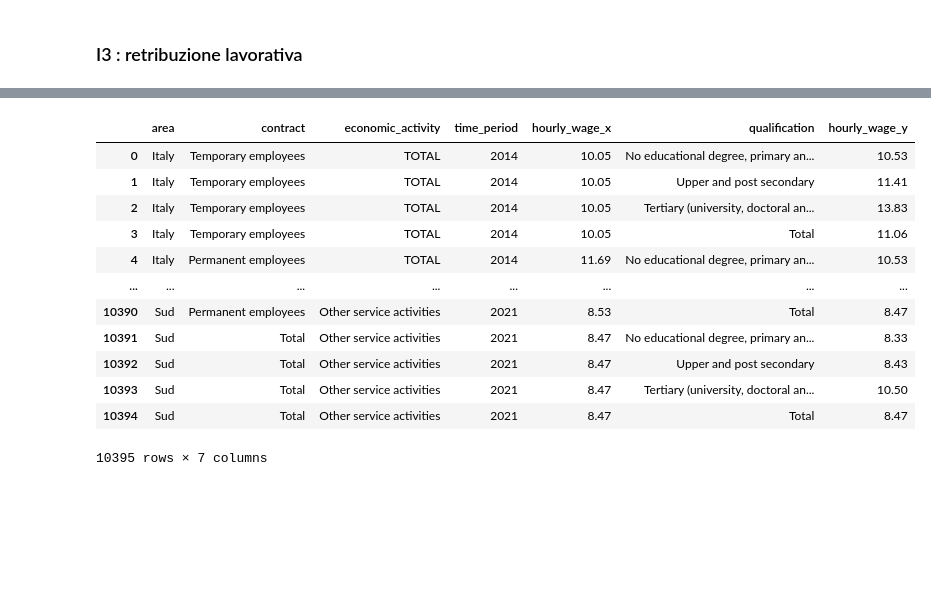
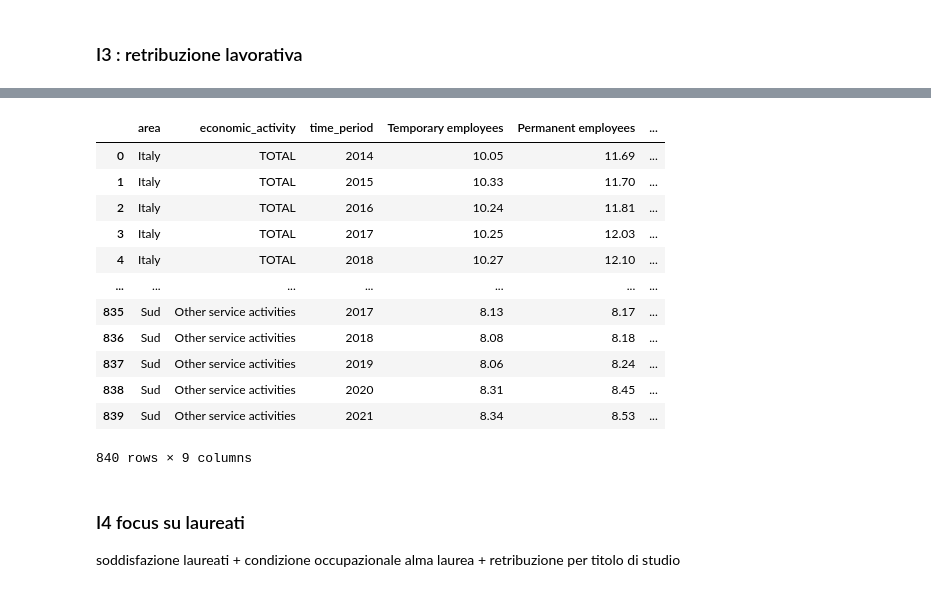
Before and after one commit to giorgiacrosilla/cif, a Jupyter notebook: datasets/intermediate_datasets.ipynb, the cells around one changed output, grey strips where cells are left out. Cells and saved outputs as stored; diff of their text form; code cells hidden in the pictures; blank space fills up the shorter version.

Commit message:
mash up datasets

```diff
--- a/datasets/intermediate_datasets.ipynb
+++ b/datasets/intermediate_datasets.ipynb
@@ -124,0 +214,6 @@ c
+# %%
+import pandas as pd
+
+# Read the CSV file
+ciao = pd.read_csv("C:/Users/crosi/Documents/GitHub/cif/datasets/cleaned_csv/D6.csv", encoding="utf-8")
+ciao
@@ -145,18 +254,29 @@ educationalq
 # %%
-i3 = pd.merge(c, educationalq, on=["time_period", "area", "economic_activity"])
-i2.to_csv("C:/Users/crosi/Documents/Github/cif/datasets/intermediate_datasets/i2.csv", index=False)
+
+
+# Assuming c, educationalq, and age are your DataFrames
+i3 = pd.merge(pd.merge(c, educationalq, on=["time_period", "area", "economic_activity"]), ciao, on=["time_period", "area", "economic_activity"])
+
+# Save the merged DataFrame to a CSV file
+i3.to_csv("C:/Users/crosi/Documents/Github/cif/datasets/intermediate_datasets/i3.csv", index=False)
+
+# Display the merged DataFrame
 i3
 # %% [output]
-|  | area | contract | economic_activity | time_period | hourly_wage_x | qualification | hourly_wage_y |
-| 0 | Italy | Temporary employees | TOTAL | 2014 | 10.05 | No educational degree, primary an... | 10.53 |
-| 1 | Italy | Temporary employees | TOTAL | 2014 | 10.05 | Upper and post secondary | 11.41 |
-| 2 | Italy | Temporary employees | TOTAL | 2014 | 10.05 | Tertiary (university, doctoral an... | 13.83 |
-| 3 | Italy | Temporary employees | TOTAL | 2014 | 10.05 | Total | 11.06 |
-| 4 | Italy | Permanent employees | TOTAL | 2014 | 11.69 | No educational degree, primary an... | 10.53 |
-| ... | ... | ... | ... | ... | ... | ... | ... |
-| 10390 | Sud | Permanent employees | Other service activities | 2021 | 8.53 | Total | 8.47 |
-| 10391 | Sud | Total | Other service activities | 2021 | 8.47 | No educational degree, primary an... | 8.33 |
-| 10392 | Sud | Total | Other service activities | 2021 | 8.47 | Upper and post secondary | 8.43 |
-| 10393 | Sud | Total | Other service activities | 2021 | 8.47 | Tertiary (university, doctoral an... | 10.50 |
-| 10394 | Sud | Total | Other service activities | 2021 | 8.47 | Total | 8.47 |
+|  | area | economic_activity | time_period | Temporary employees | Permanent employees | ... |
+| 0 | Italy | TOTAL | 2014 | 10.05 | 11.69 | ... |
+| 1 | Italy | TOTAL | 2015 | 10.33 | 11.70 | ... |
+| 2 | Italy | TOTAL | 2016 | 10.24 | 11.81 | ... |
+| 3 | Italy | TOTAL | 2017 | 10.25 | 12.03 | ... |
+| 4 | Italy | TOTAL | 2018 | 10.27 | 12.10 | ... |
+| ... | ... | ... | ... | ... | ... | ... |
+| 835 | Sud | Other service activities | 2017 | 8.13 | 8.17 | ... |
+| 836 | Sud | Other service activities | 2018 | 8.08 | 8.18 | ... |
+| 837 | Sud | Other service activities | 2019 | 8.06 | 8.24 | ... |
+| 838 | Sud | Other service activities | 2020 | 8.31 | 8.45 | ... |
+| 839 | Sud | Other service activities | 2021 | 8.34 | 8.53 | ... |
-10395 rows × 7 columns
+840 rows × 9 columns
+# %% [markdown]
+### I4 focus su laureati
+
+soddisfazione laureati + condizione occupazionale alma laurea + retribuzione per titolo di studio
```
Also changed, not shown: parts of 15 cells of this notebook, 11 other files.
